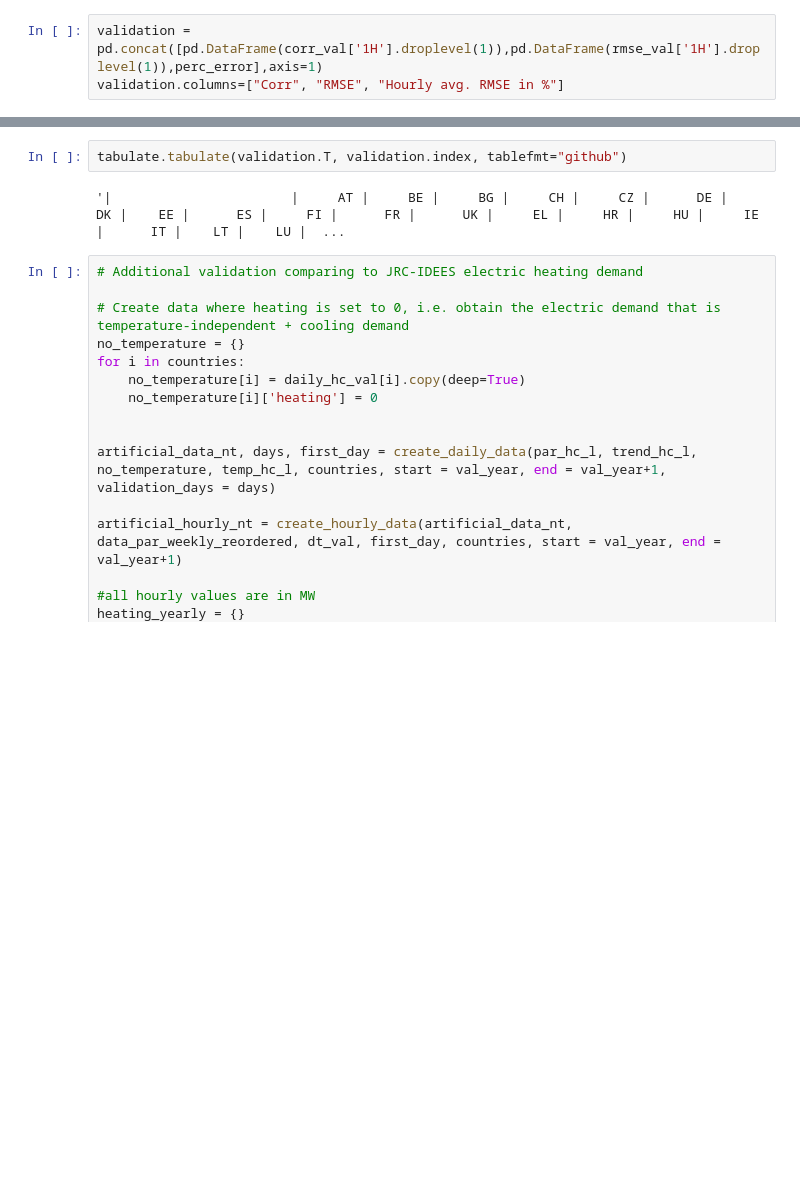
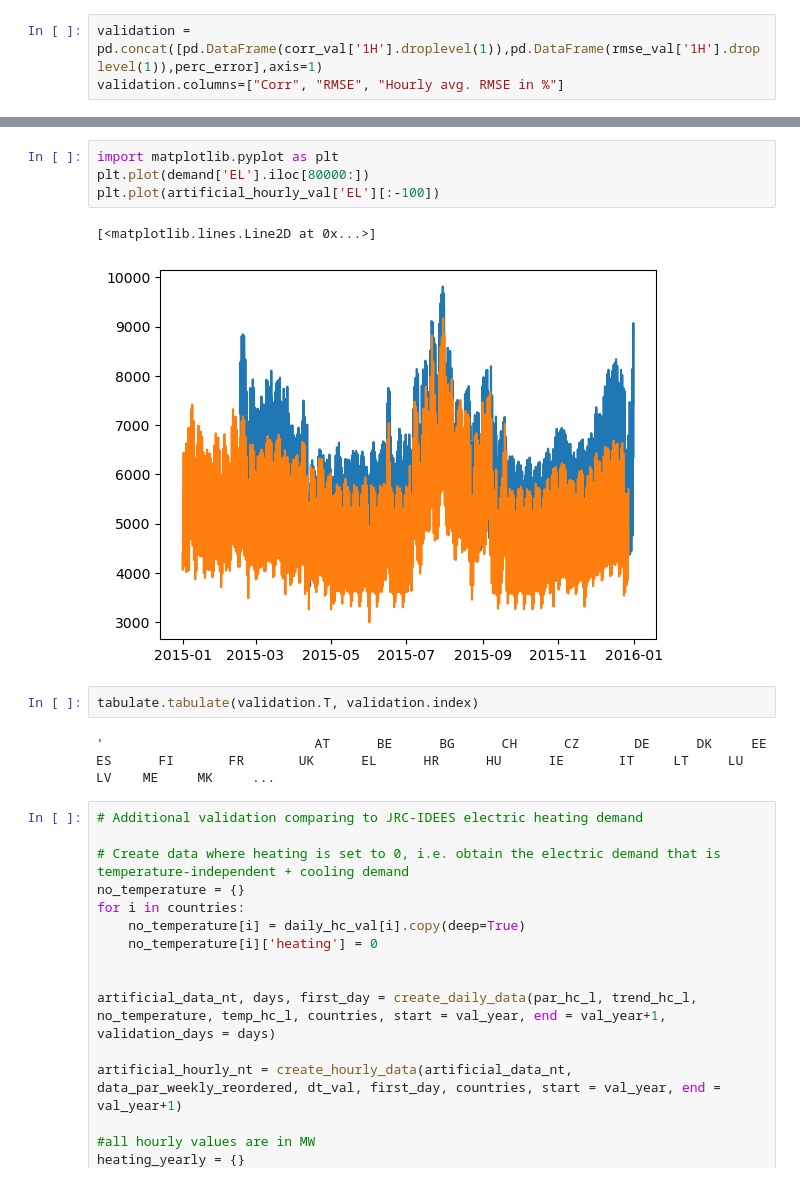
Before and after one commit to jus6du/multidecade-data, a Jupyter notebook: load data/load_regression.ipynb, the cells around one changed output, grey strips where cells are left out. Drawn from its saved outputs; the diff is of its cells as text; blank space fills up the shorter version.

```diff
--- a/load data/load_regression.ipynb
+++ b/load data/load_regression.ipynb
@@ -369,7 +407,14 @@ validation.columns=["Corr", "RMSE", "Hourly avg. RMSE in %"]
+# %%
+import matplotlib.pyplot as plt
+plt.plot(demand['EL'].iloc[80000:])
+plt.plot(artificial_hourly_val['EL'][:-100])
+# %% [output]
+[<matplotlib.lines.Line2D at 0x...>]
+[figure, added]
 # %%
-tabulate.tabulate(validation.T, validation.index, tablefmt="github")
+tabulate.tabulate(validation.T, validation.index)
 # %% [output]
-'|                       |     AT |     BE |     BG |     CH |     CZ |      DE |     DK |    EE |      ES |     FI |      FR |      UK |     EL |     HR |     HU |     IE |      IT |    LT |    LU |  ...
+'                           AT      BE      BG      CH      CZ       DE      DK     EE       ES      FI       FR       UK      EL      HR      HU      IE       IT     LT     LU     LV    ME     MK     ...
 # %%
 # Additional validation comparing to JRC-IDEES electric heating demand
 
```
Also changed, not shown: parts of 4 cells of this notebook, 4 other files.
